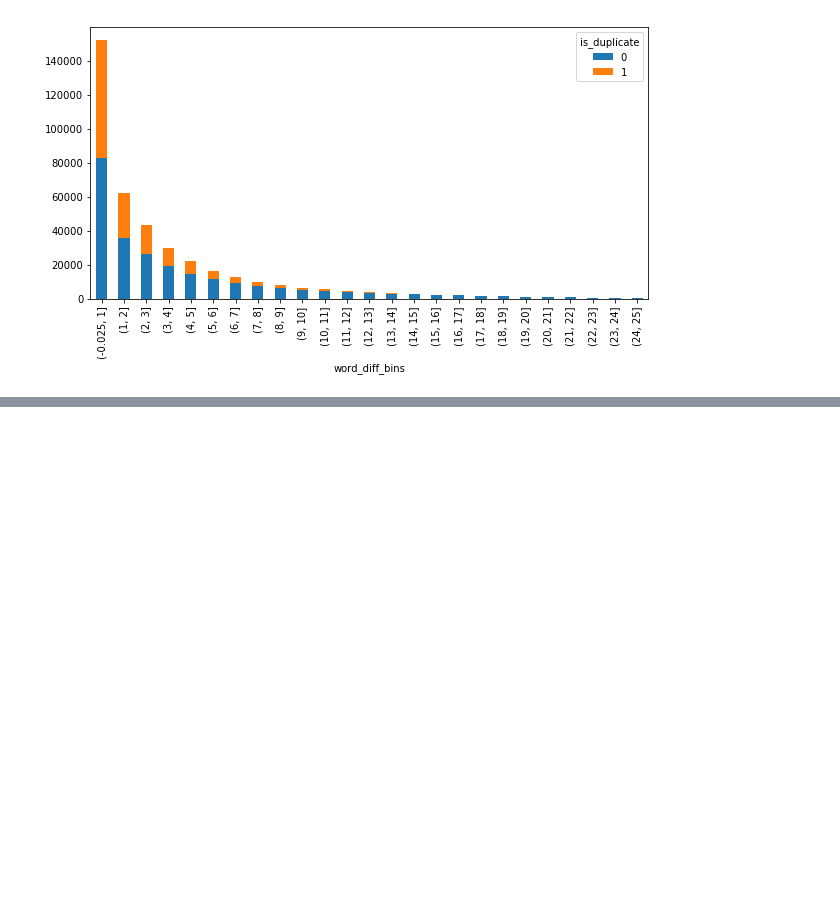
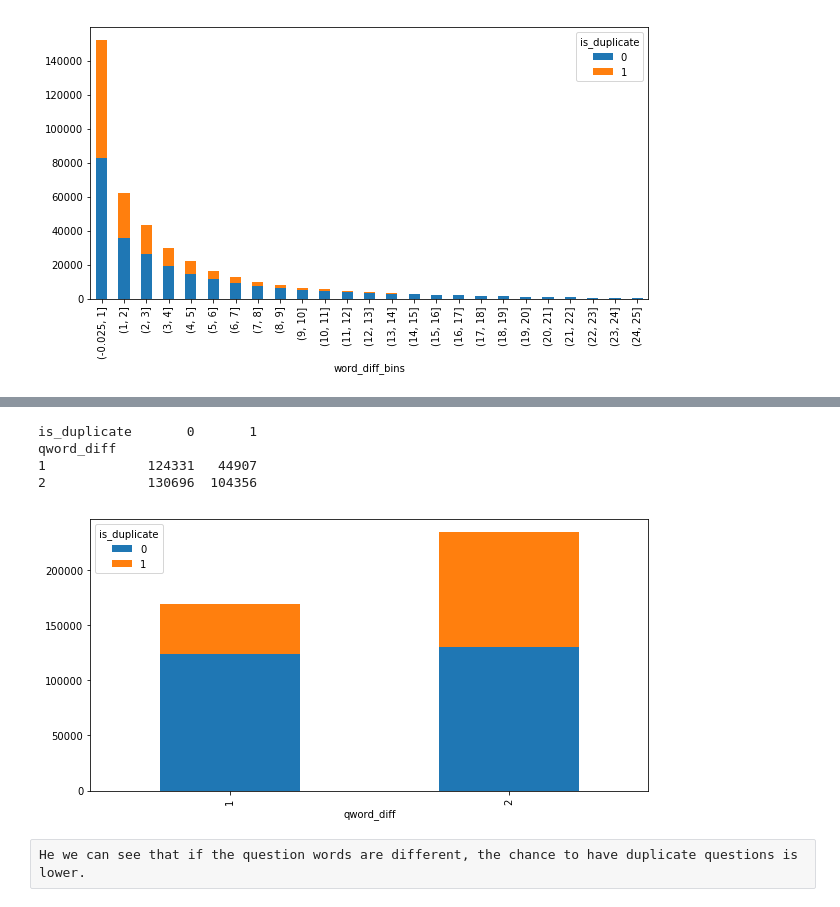
Before and after one commit to guillaume-martin/taipei_machine_learning, a Jupyter notebook: Quora/Scripts/exp-data-exploration-2017-04-11-v01.ipynb, the cells around one changed output, grey strips where cells are left out. Drawn from its saved outputs; the diff is of its cells as text; code cells hidden in the pictures; blank space fills up the shorter version.

Commit message:
quora question words comparison

```diff
--- a/Quora/Scripts/exp-data-exploration-2017-04-11-v01.ipynb
+++ b/Quora/Scripts/exp-data-exploration-2017-04-11-v01.ipynb
@@ -181,0 +225,17 @@ df.head()
+# %%
+df_qwords = df[['qword_diff','is_duplicate']]
+df_qwords = df_qwords.groupby(['qword_diff','is_duplicate'])['qword_diff'].count().unstack('is_duplicate')
+
+print(df_qwords)
+
+fig, ax = plt.subplots(figsize=(10,5))
+ax = df_qwords[[0,1]].plot(kind='bar', stacked=True, ax=ax)
+plt.show()
+# %% [output]
+is_duplicate       0       1
+qword_diff
+1             124331   44907
+2             130696  104356
+[figure, added]
+# %% [raw]
+He we can see that if the question words are different, the chance to have duplicate questions is lower.
```
Also changed, not shown: parts of 3 cells of this notebook.
